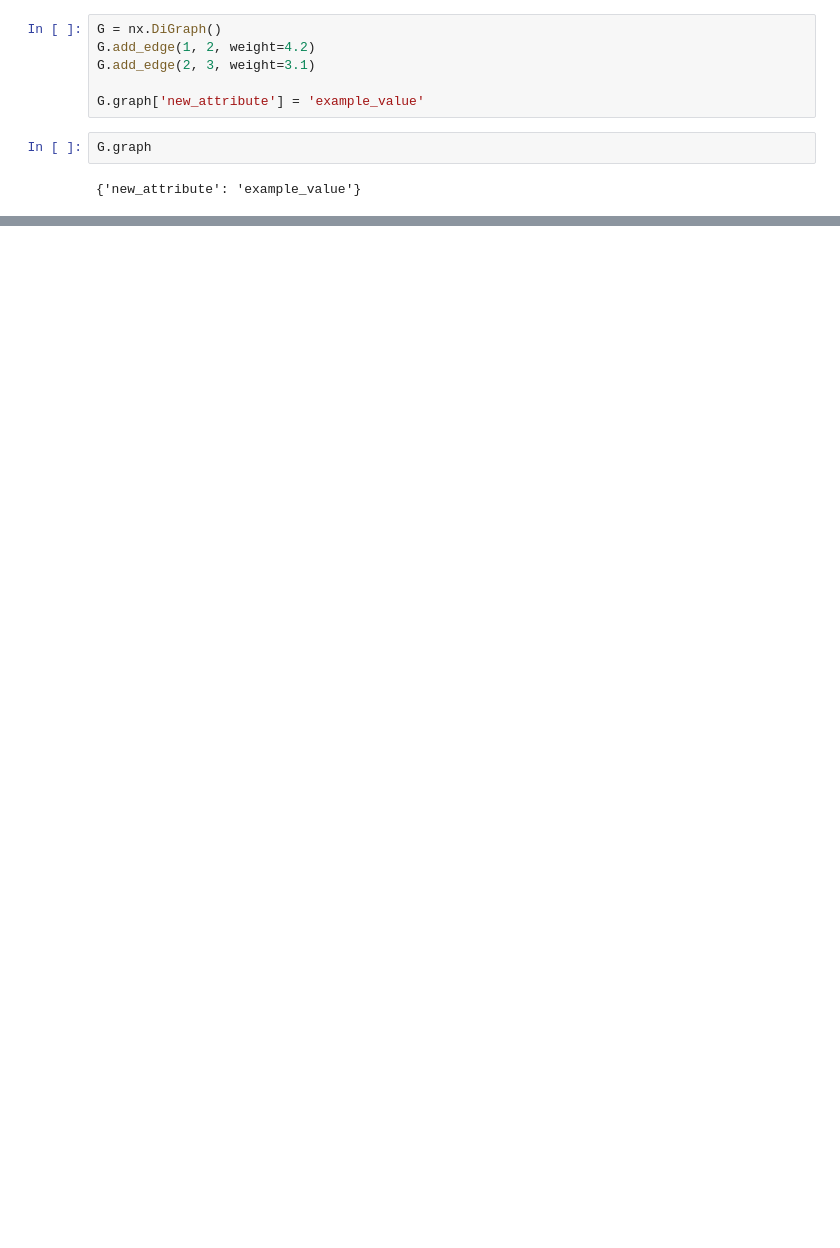
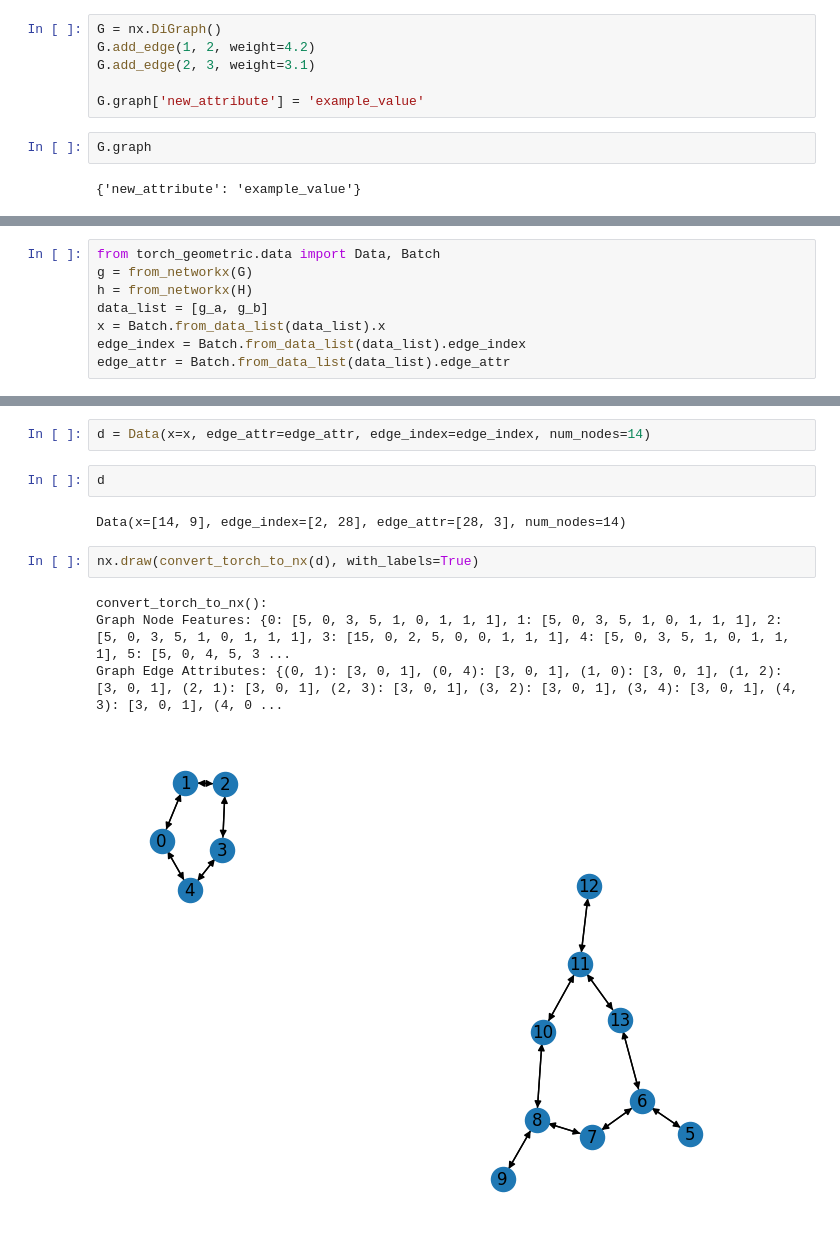
Before and after one commit to SophySchubert/pairwise-rank-gnn, a Jupyter notebook: Eigenanteil.ipynb, the cells around one changed output, grey strips where cells are left out. Drawn from its saved outputs; the diff is of its cells as text; blank space fills up the shorter version.

```diff
--- a/Eigenanteil.ipynb
+++ b/Eigenanteil.ipynb
@@ -482,0 +484,8 @@ G.graph
+# %%
+from torch_geometric.data import Data, Batch
+g = from_networkx(G)
+h = from_networkx(H)
+data_list = [g_a, g_b]
+x = Batch.from_data_list(data_list).x
+edge_index = Batch.from_data_list(data_list).edge_index
+edge_attr = Batch.from_data_list(data_list).edge_attr
@@ -482,0 +521,13 @@ G.graph
+# %%
+d = Data(x=x, edge_attr=edge_attr, edge_index=edge_index, num_nodes=14)
+# %%
+d
+# %% [output]
+Data(x=[14, 9], edge_index=[2, 28], edge_attr=[28, 3], num_nodes=14)
+# %%
+nx.draw(convert_torch_to_nx(d), with_labels=True)
+# %% [output]
+convert_torch_to_nx():
+Graph Node Features: {0: [5, 0, 3, 5, 1, 0, 1, 1, 1], 1: [5, 0, 3, 5, 1, 0, 1, 1, 1], 2: [5, 0, 3, 5, 1, 0, 1, 1, 1], 3: [15, 0, 2, 5, 0, 0, 1, 1, 1], 4: [5, 0, 3, 5, 1, 0, 1, 1, 1], 5: [5, 0, 4, 5, 3 ...
+Graph Edge Attributes: {(0, 1): [3, 0, 1], (0, 4): [3, 0, 1], (1, 0): [3, 0, 1], (1, 2): [3, 0, 1], (2, 1): [3, 0, 1], (2, 3): [3, 0, 1], (3, 2): [3, 0, 1], (3, 4): [3, 0, 1], (4, 3): [3, 0, 1], (4, 0 ...
+[figure, added]
```
Also changed, not shown: parts of 28 cells of this notebook, 3 other files.
